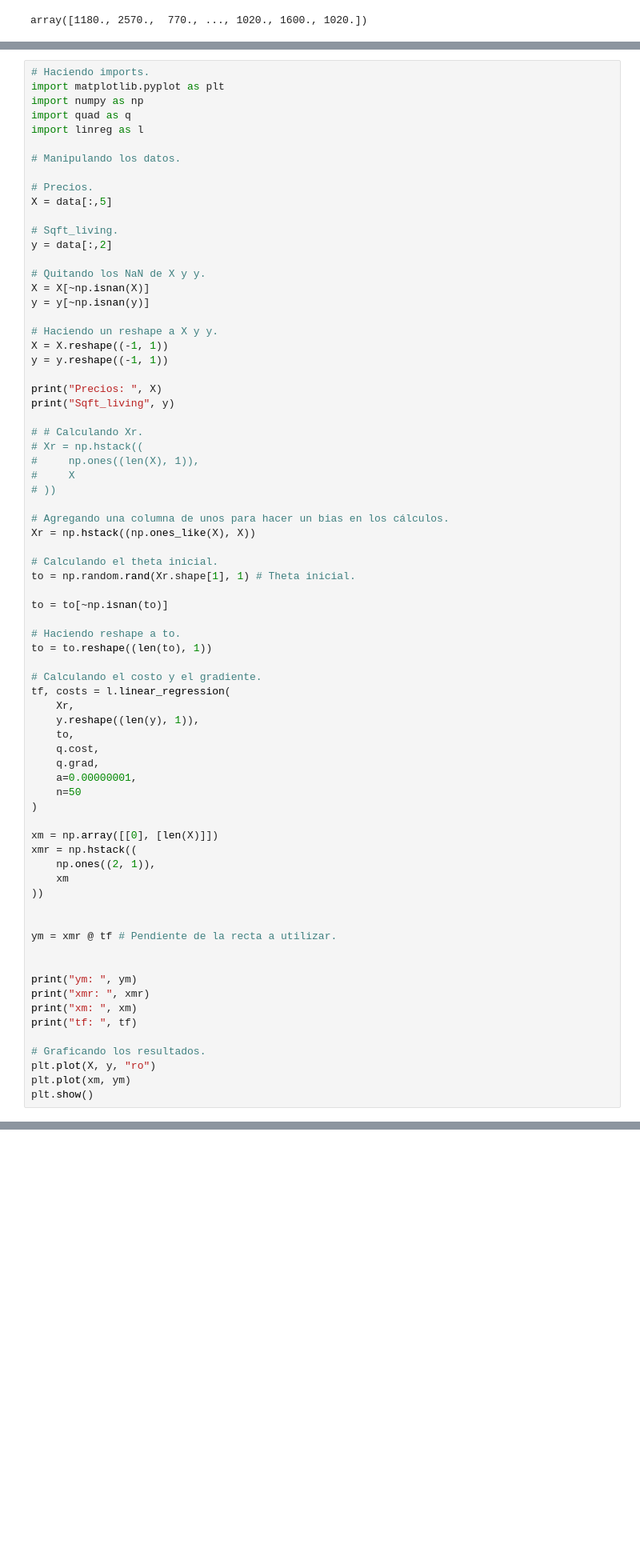
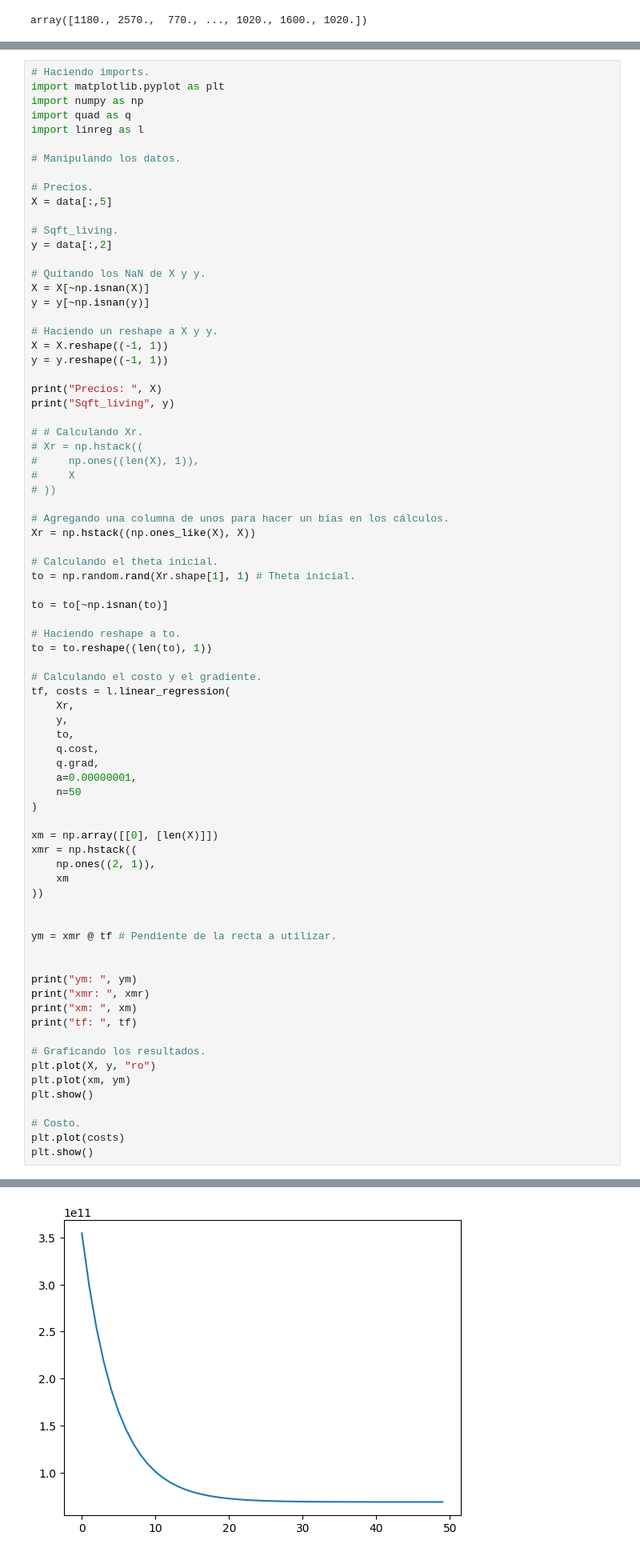
Before and after one commit to Javier19-cmd/HT3-IA, a Jupyter notebook: Lab3.ipynb, the cells around one changed output, grey strips where cells are left out. Shown at 80% size. Cells and saved outputs as stored; diff of their text form; blank space fills up the shorter version.

```diff
--- a/Lab3.ipynb
+++ b/Lab3.ipynb
@@ -90,7 +90,7 @@ to = to.reshape((len(to), 1))
 # Calculando el costo y el gradiente.
 tf, costs = l.linear_regression(
     Xr,
-    y.reshape((len(y), 1)),
+    y,
     to,
     q.cost,
     q.grad,
@@ -117,6 +117,10 @@ print("tf: ", tf)
 plt.plot(X, y, "ro")
 plt.plot(xm, ym)
 plt.show()
+
+# Costo.
+plt.plot(costs)
+plt.show()
 # %% [output]
 Precios:  [[1180.]
  [2570.]
@@ -138,4 +142,5 @@ tf:  [[1.88139935e-01]
 [figure]
+[figure, added]
 # %% [markdown]
 # Task 1.3: Utilice la implementación vectorial del algoritmo de regresión lineal (descenso del gradiente visto en clase).
 # %%
```
Also changed, not shown: parts of 2 cells of this notebook.
